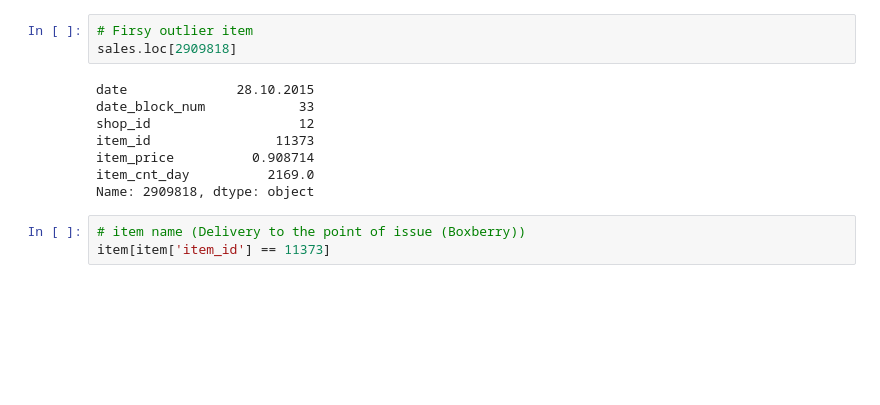
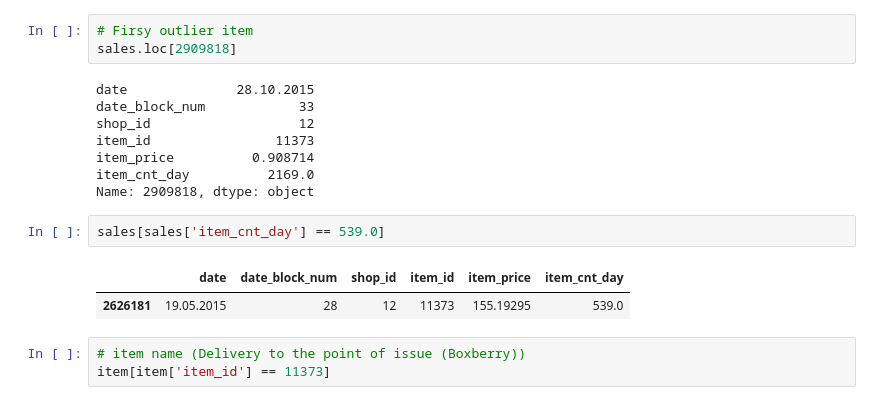
Before and after one commit to X1anghe/AIDM, a Jupyter notebook: Assignment2/src/DataVisualisation.ipynb, the cells around one changed output. Cells and saved outputs as stored; diff of their text form; blank space fills up the shorter version.

```diff
--- a/Assignment2/src/DataVisualisation.ipynb
+++ b/Assignment2/src/DataVisualisation.ipynb
@@ -159,6 +165,11 @@ item_id                11373
 item_price          0.908714
 item_cnt_day          2169.0
 Name: 2909818, dtype: object
+# %%
+sales[sales['item_cnt_day'] == 539.0]
+# %% [output]
+|  | date | date_block_num | shop_id | item_id | item_price | item_cnt_day |
+| 2626181 | 19.05.2015 | 28 | 12 | 11373 | 155.19295 | 539.0 |
 # %%
 # item name (Delivery to the point of issue (Boxberry))
 item[item['item_id'] == 11373]
```
Also changed, not shown: parts of 19 cells of this notebook, 5 other files.
